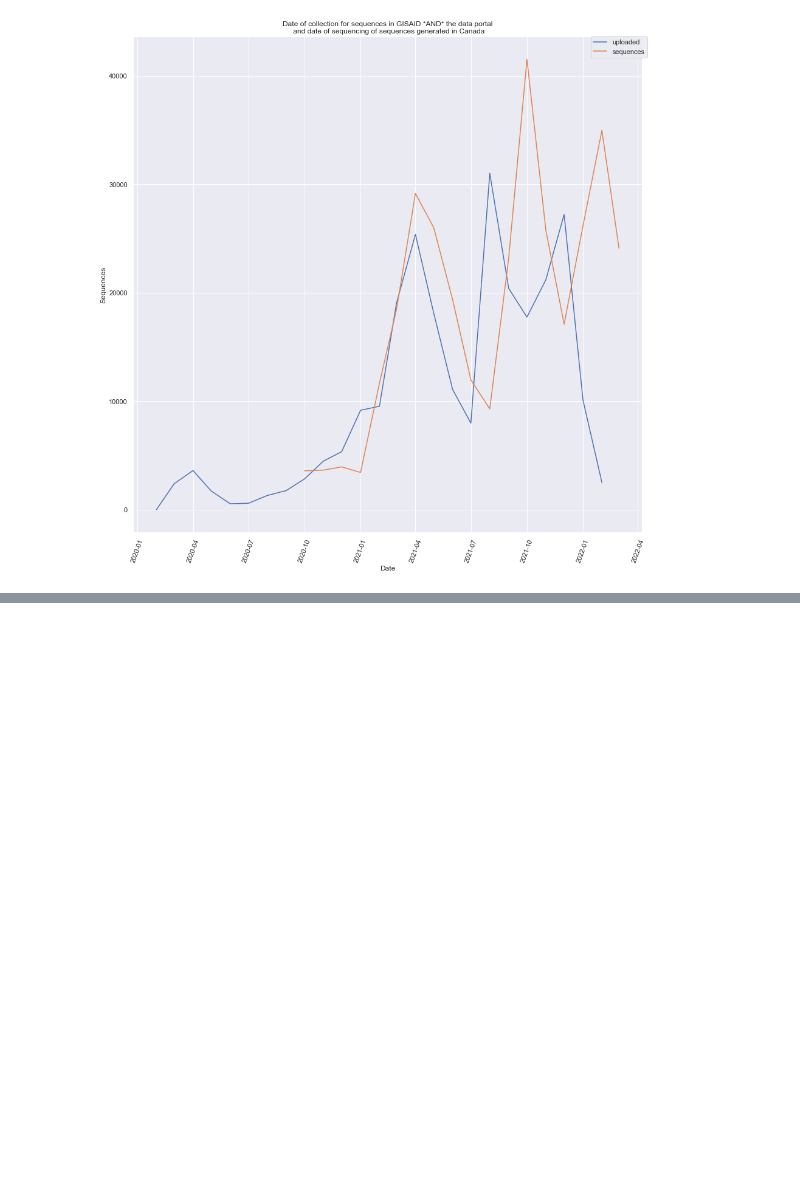
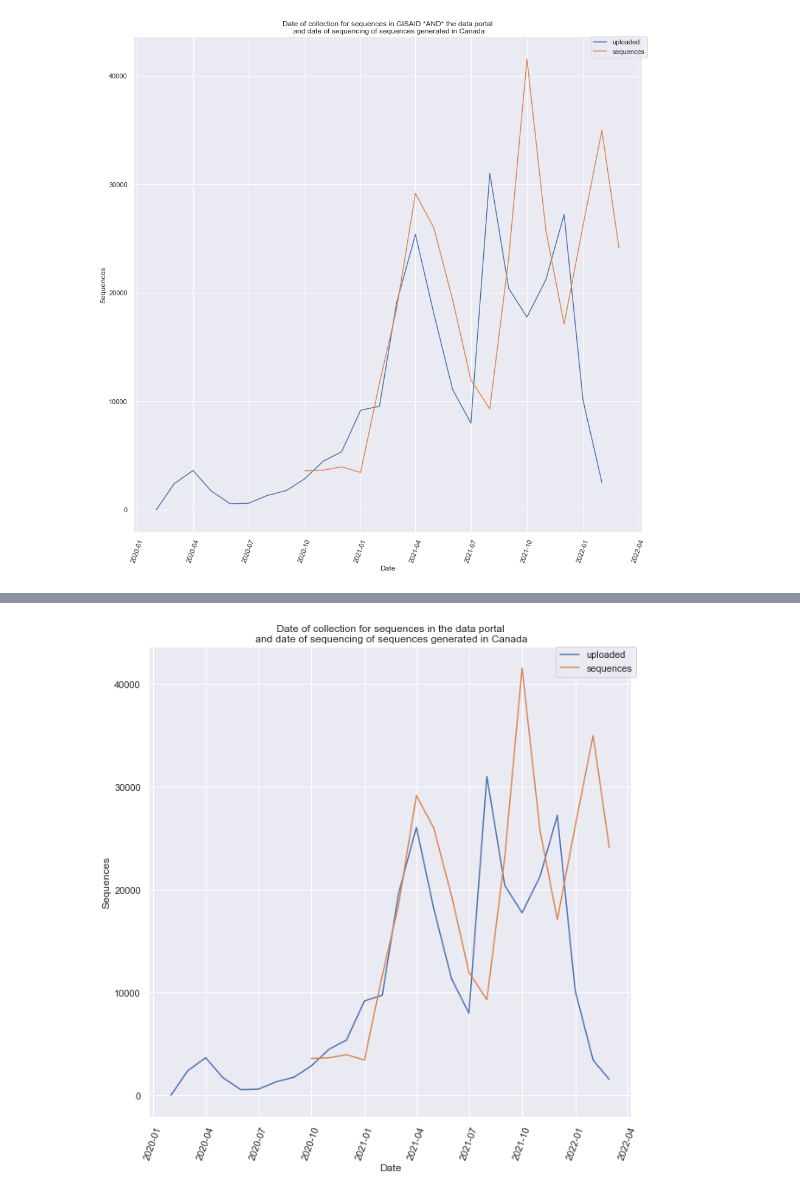
Before and after one commit to eringill/gisaid_uploads, a Jupyter notebook: fraction_uploaded.ipynb, the cells around one changed output, grey strips where cells are left out. Saved outputs shown, nothing was run; the diff lists cells and outputs as text; code cells hidden in the pictures; blank space fills up the shorter version.

Commit message:
feat: generate plot of sequence, gisaid and portal dates together

```diff
--- a/fraction_uploaded.ipynb
+++ b/fraction_uploaded.ipynb
@@ -303,0 +256,34 @@ plt.show()
+# %%
+# import data portal data
+p_df = pd.read_csv('data/data_portal_metadata_all_apr_4_2022.csv')
+
+# convert date columns to datetime objects
+p_df['collection_date'] = pd.to_datetime(p_df['collection_date'], errors = 'coerce')
+p_df['submission_date'] = pd.to_datetime(p_df['submission_date'], errors = 'coerce')
+
+# convert collection date to collection month column
+p_df['collection_month'] = p_df['collection_date'].apply(lambda x: x.replace(day = 1))
+
+# create new dataframe that has total number of sequences collected each month that were eventually submitted to the portal
+p_sum = pd.DataFrame(p_df.groupby('collection_month')['submission_date'].count()).reset_index()
+p_sum.columns = ['collection_month', 'sequences']
+
+
+# import sequence data
+s_df = pd.read_csv('data/data_reduced_mar_2022_incremental.csv')
+
+# select only sequences generated in Canada
+s_selected = s_df[(s_df['variable'] == 'sequences') & (s_df['region'] == 'Canada')].reset_index(drop =True)
+
+# convert date column to datetime object and drop variable and region columns
+s_selected['date'] = pd.to_datetime(s_selected['date'])
+s_selected.drop(columns = ['variable', 'region'], inplace=True)
+
+# merge portal data and sequence data
+merged_complete = pd.merge(p_sum, s_selected, how = 'outer', left_on = 'collection_month', right_on='date')
+merged_complete.drop(columns = ['date'], inplace = True)
+merged_complete.columns = ['date', 'uploaded', 'sequences']
+
+# melt dataframe so it can be plotted
+merged_melt = pd.melt(merged_complete, id_vars=['date'])
+merged_melt
@@ -303,0 +308,13 @@ plt.show()
+# %%
+dims = (10, 10)
+sns.set_theme(style = "darkgrid")
+fig, ax = plt.subplots(figsize= dims)
+sns.lineplot(x = "date", y = "value", hue = "variable", data=merged_melt)
+plt.legend(bbox_to_anchor=(1.01, 1),borderaxespad=0)
+plt.title("Date of collection for sequences in the data portal\n and date of sequencing of sequences generated in Canada")
+plt.ylabel("Sequences")
+plt.xlabel("Date")
+plt.xticks(rotation=70)
+plt.show()
+# %% [output]
+[figure, added]
```
Also changed, not shown: parts of 15 cells of this notebook, 1 other file.
